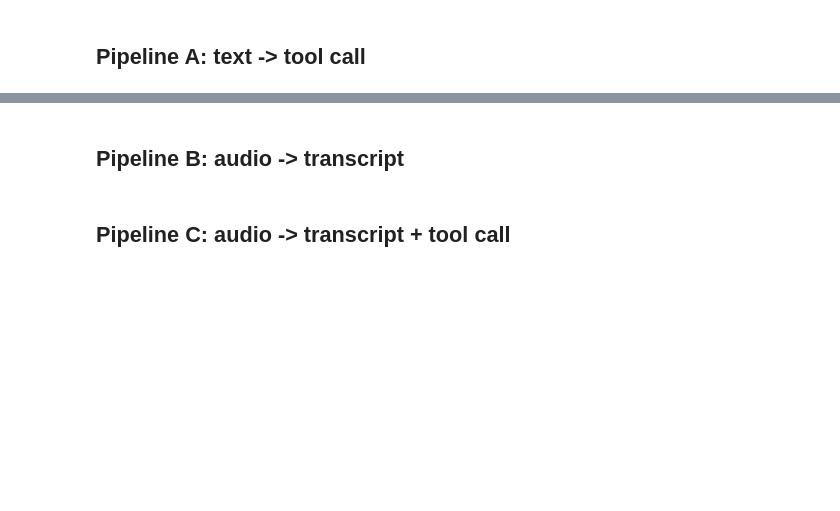
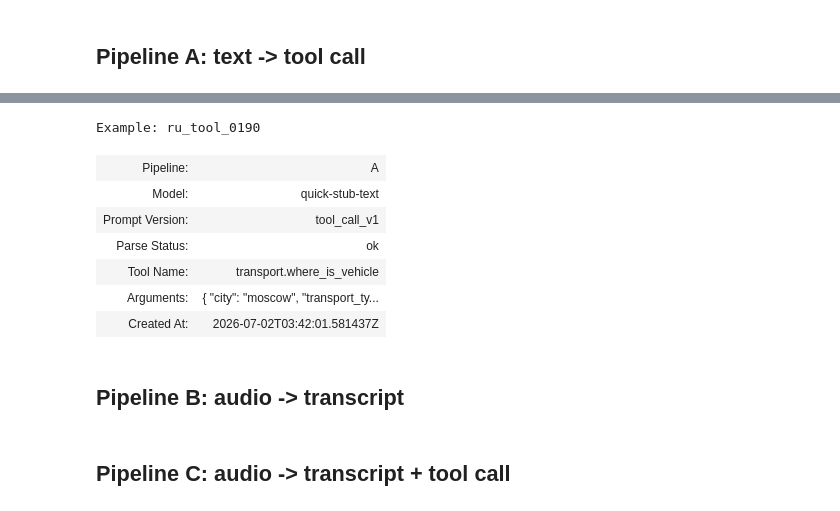
Before and after one commit to focus38/speech_toolformer, a Jupyter notebook: notebooks/colab_demo.ipynb, the cells around one changed output, grey strips where cells are left out. Cells and saved outputs as stored; diff of their text form; code cells hidden in the pictures; blank space fills up the shorter version.

```diff
--- a/notebooks/colab_demo.ipynb
+++ b/notebooks/colab_demo.ipynb
@@ -159,3 +354,35 @@ print('Pipeline A complete.')
+# %%
+# Single record
+def print_single_pipelie_a_record(df: pd.DataFrame) -> None:
+  record = df.loc[df['example_id'] == 'ru_tool_0190'].iloc[0]
+  json_args = json.loads(record['tool_args'])
+  html_output = f"""
+  <div style="border: 1px solid #ddd; padding: 15px; border-radius: 5px; margin: 10px 0;">
+      <h3 style="margin-top: 0; color: #2c3e50;">Example: {record['example_id']}</h3>
+      <table style="width: 100%; border-collapse: collapse;">
+          <tr><td style="padding: 5px; font-weight: bold; width: 200px;">Pipeline:</td><td style="padding: 5px;">{record['pipeline']}</td></tr>
+          <tr><td style="padding: 5px; font-weight: bold;">Model:</td><td style="padding: 5px;">{record['model_name']}</td></tr>
+          <tr><td style="padding: 5px; font-weight: bold;">Prompt Version:</td><td style="padding: 5px;">{record['prompt_version']}</td></tr>
+          <tr><td style="padding: 5px; font-weight: bold;">Parse Status:</td><td style="padding: 5px;">{record['parse_status']}</td></tr>
+          <tr><td style="padding: 5px; font-weight: bold;">Tool Name:</td><td style="padding: 5px;">{record['tool_name']}</td></tr>
+          <tr><td style="padding: 5px; font-weight: bold;">Arguments:</td><td style="padding: 5px;">
+          <pre style="margin: 0; background: #757575; padding: 10px; border-radius: 3px;">{json.dumps(json_args, indent=2, ensure_ascii=False)}</pre></td></tr>
+          <tr><td style="padding: 5px; font-weight: bold;">Created At:</td><td style="padding: 5px;">{record['created_at']}</td></tr>
+      </table>
+  </div>
+  """
+  display(HTML(html_output))
+
+print_single_pipelie_a_record(df)
+# %% [output]
+Example: ru_tool_0190
+| Pipeline: | A |
+| Model: | quick-stub-text |
+| Prompt Version: | tool_call_v1 |
+| Parse Status: | ok |
+| Tool Name: | transport.where_is_vehicle |
+| Arguments: | { "city": "moscow", "transport_ty... |
+| Created At: | 2026-07-02T03:42:01.581437Z |
 # %% [markdown]
 ## Pipeline B: audio -> transcript
 # %%
```
Also changed, not shown: parts of 32 cells of this notebook.
